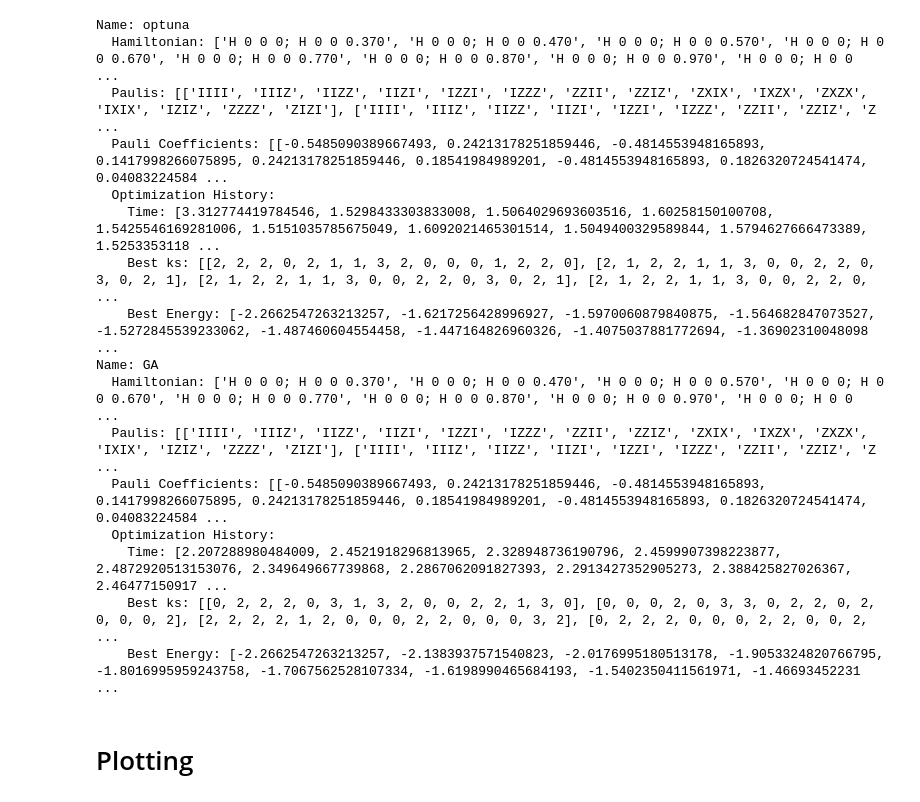
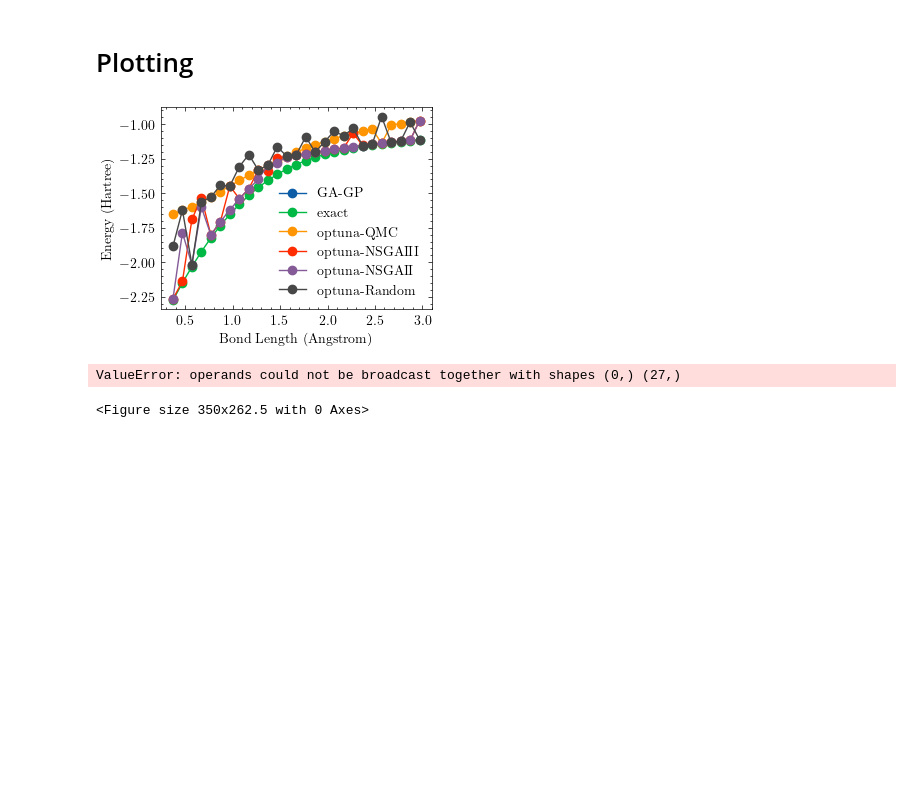
Before and after one commit to FlaneTern/clapton, a Jupyter notebook: examples/cafqa-opt-2.ipynb, the cells around one changed output. Cells and saved outputs as stored; diff of their text form; code cells hidden in the pictures; blank space fills up the shorter version.

```diff
--- a/examples/cafqa-opt-2.ipynb
+++ b/examples/cafqa-opt-2.ipynb
@@ -108,23 +206,3 @@ NameError: name 'paulis' is not defined
-# %%
-print(optuna_results)
-print(GA_results)
-# %% [output]
-Name: optuna
-  Hamiltonian: ['H 0 0 0; H 0 0 0.370', 'H 0 0 0; H 0 0 0.470', 'H 0 0 0; H 0 0 0.570', 'H 0 0 0; H 0 0 0.670', 'H 0 0 0; H 0 0 0.770', 'H 0 0 0; H 0 0 0.870', 'H 0 0 0; H 0 0 0.970', 'H 0 0 0; H 0 0  ...
-  Paulis: [['IIII', 'IIIZ', 'IIZZ', 'IIZI', 'IZZI', 'IZZZ', 'ZZII', 'ZZIZ', 'ZXIX', 'IXZX', 'ZXZX', 'IXIX', 'IZIZ', 'ZZZZ', 'ZIZI'], ['IIII', 'IIIZ', 'IIZZ', 'IIZI', 'IZZI', 'IZZZ', 'ZZII', 'ZZIZ', 'Z ...
-  Pauli Coefficients: [[-0.5485090389667493, 0.24213178251859446, -0.4814553948165893, 0.1417998266075895, 0.24213178251859446, 0.18541984989201, -0.4814553948165893, 0.1826320724541474, 0.04083224584 ...
-  Optimization History:
-    Time: [3.312774419784546, 1.5298433303833008, 1.5064029693603516, 1.60258150100708, 1.5425546169281006, 1.5151035785675049, 1.6092021465301514, 1.5049400329589844, 1.5794627666473389, 1.5253353118 ...
-    Best ks: [[2, 2, 2, 0, 2, 1, 1, 3, 2, 0, 0, 0, 1, 2, 2, 0], [2, 1, 2, 2, 1, 1, 3, 0, 0, 2, 2, 0, 3, 0, 2, 1], [2, 1, 2, 2, 1, 1, 3, 0, 0, 2, 2, 0, 3, 0, 2, 1], [2, 1, 2, 2, 1, 1, 3, 0, 0, 2, 2, 0, ...
-    Best Energy: [-2.2662547263213257, -1.6217256428996927, -1.5970060879840875, -1.564682847073527, -1.5272845539233062, -1.487460604554458, -1.447164826960326, -1.4075037881772694, -1.36902310048098 ...
-Name: GA
-  Hamiltonian: ['H 0 0 0; H 0 0 0.370', 'H 0 0 0; H 0 0 0.470', 'H 0 0 0; H 0 0 0.570', 'H 0 0 0; H 0 0 0.670', 'H 0 0 0; H 0 0 0.770', 'H 0 0 0; H 0 0 0.870', 'H 0 0 0; H 0 0 0.970', 'H 0 0 0; H 0 0  ...
-  Paulis: [['IIII', 'IIIZ', 'IIZZ', 'IIZI', 'IZZI', 'IZZZ', 'ZZII', 'ZZIZ', 'ZXIX', 'IXZX', 'ZXZX', 'IXIX', 'IZIZ', 'ZZZZ', 'ZIZI'], ['IIII', 'IIIZ', 'IIZZ', 'IIZI', 'IZZI', 'IZZZ', 'ZZII', 'ZZIZ', 'Z ...
-  Pauli Coefficients: [[-0.5485090389667493, 0.24213178251859446, -0.4814553948165893, 0.1417998266075895, 0.24213178251859446, 0.18541984989201, -0.4814553948165893, 0.1826320724541474, 0.04083224584 ...
-  Optimization History:
-    Time: [2.207288980484009, 2.4521918296813965, 2.328948736190796, 2.4599907398223877, 2.4872920513153076, 2.349649667739868, 2.2867062091827393, 2.2913427352905273, 2.388425827026367, 2.46477150917 ...
-    Best ks: [[0, 2, 2, 2, 0, 3, 1, 3, 2, 0, 0, 2, 2, 1, 3, 0], [0, 0, 0, 2, 0, 3, 3, 0, 2, 2, 0, 2, 0, 0, 0, 2], [2, 2, 2, 2, 1, 2, 0, 0, 0, 2, 2, 0, 0, 0, 3, 2], [0, 2, 2, 2, 0, 0, 0, 2, 2, 0, 0, 2, ...
-    Best Energy: [-2.2662547263213257, -2.1383937571540823, -2.0176995180513178, -1.9053324820766795, -1.8016995959243758, -1.7067562528107334, -1.6198990465684193, -1.5402350411561971, -1.46693452231 ...
 # %% [markdown]
 # Plotting
 # %%
@@ -134,3 +262,37 @@ plt.style.use(["science", "ieee"])
+# %%
+
+for results in results_list:
+    plt.plot(results.bond_lengths, results.energy_bests, label=results.name, marker="o")
+plt.xlabel("Bond Length (Angstrom)")
+plt.ylabel("Energy (Hartree)")
+plt.legend()
+plt.show()
+plt.clf()
+
+for results in results_list:
+    if results.name == "exact":
+        continue
+    plt.plot(results.bond_lengths, np.array(results.energy_bests) - np.array(exact_results.energy_bests), label=results.name, marker="o")
+plt.ylim(0, 0.1)
+plt.xlabel("Bond Length (Angstrom)")
+plt.ylabel("Energy Error (Hartree)")
+plt.legend()
+plt.show()
+plt.clf()
+
+for results in results_list:
+    if results.name == "exact":
+        continue
+    plt.plot(results.bond_lengths, results.times, label=results.name, marker="^")
+plt.xlabel("Bond Length (Angstrom)")
+plt.ylabel("Time (seconds)")
+plt.legend()
+plt.show()
+plt.clf()
+# %% [output]
+[figure, added]
+ValueError: operands could not be broadcast together with shapes (0,) (27,)
+<Figure size 350x262.5 with 0 Axes>
 # %%
 plt.plot(GA_results.bond_lengths, GA_results.energy_bests, label="GA", marker="o")
 plt.plot(optuna_results.bond_lengths, optuna_results.energy_bests, label="Optuna", marker="o")
```
Also changed, not shown: parts of 9 cells of this notebook, 9 other files.
